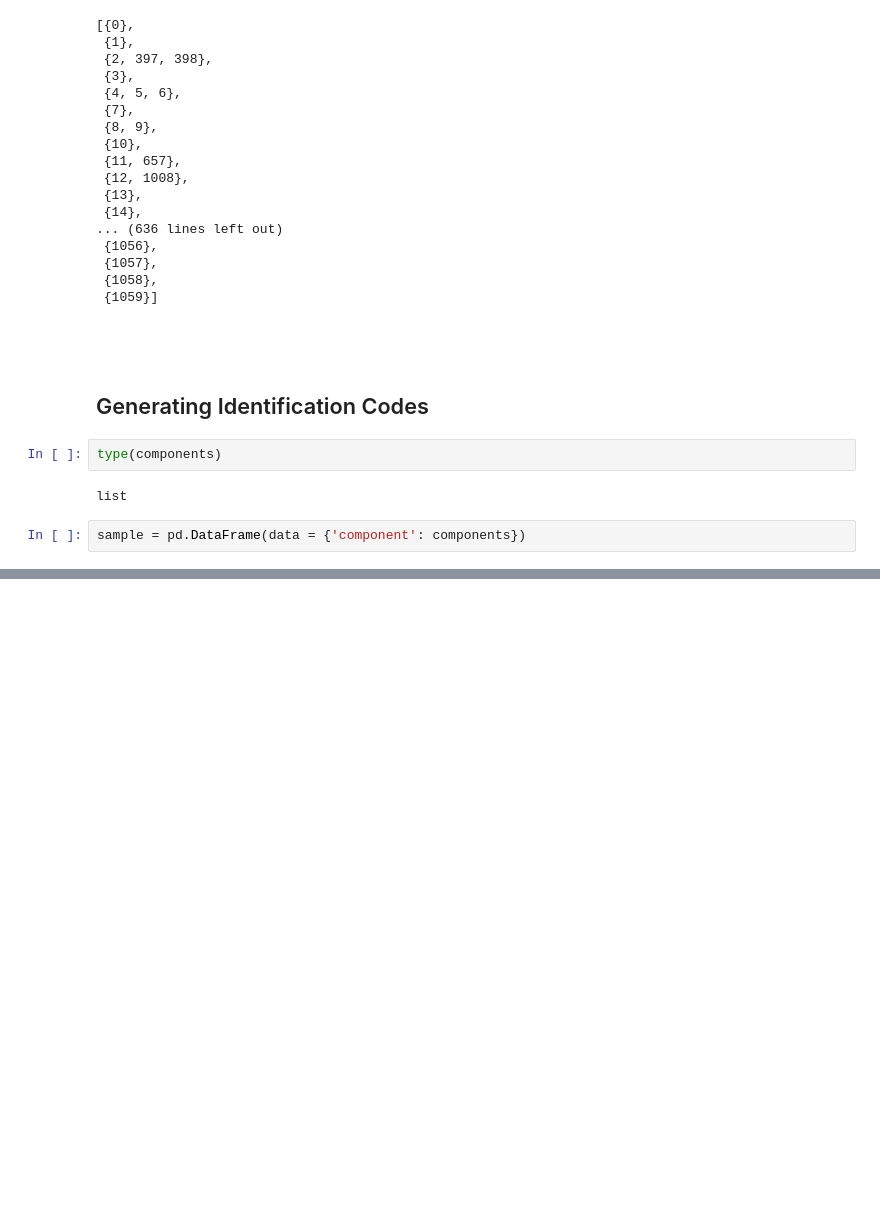
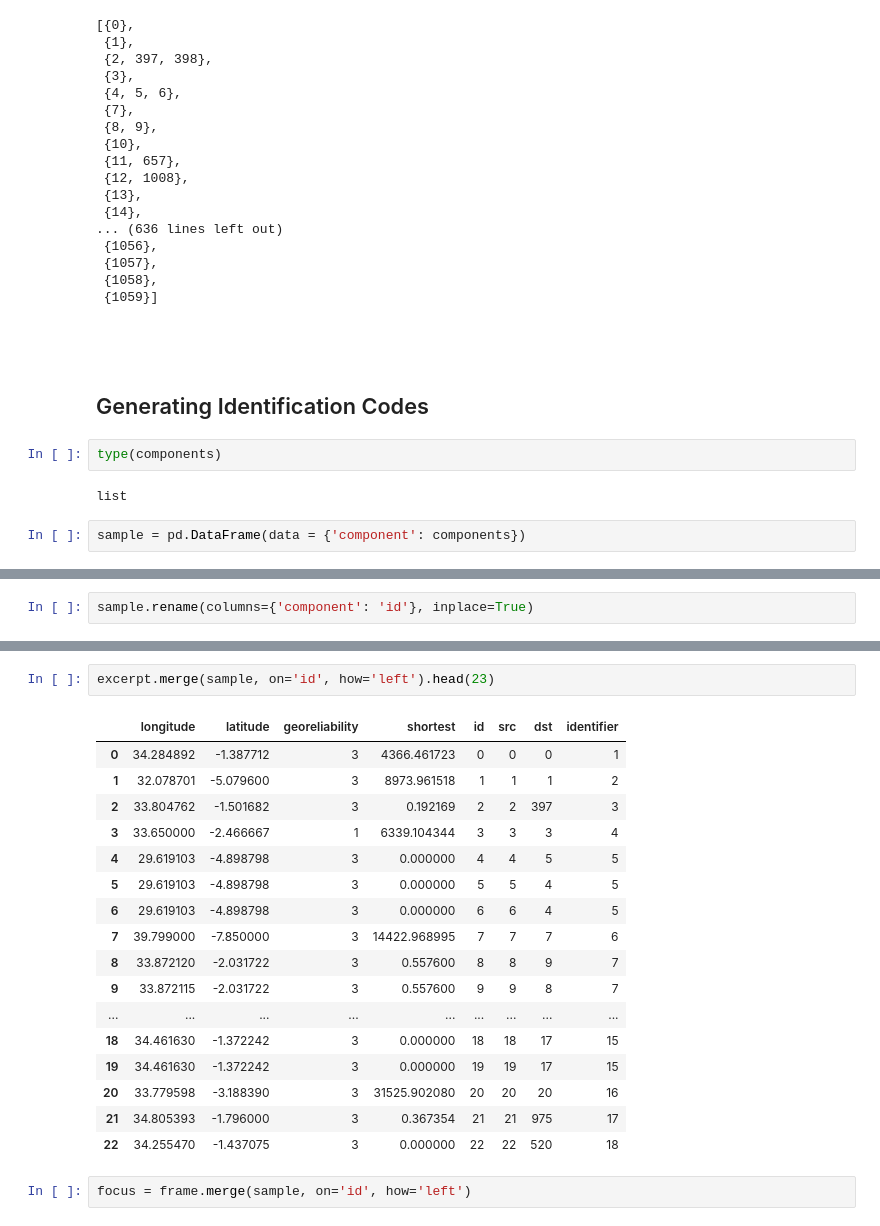
Before and after one commit to helminthiases/networks, a Jupyter notebook: notebooks/graphs.ipynb, the cells around one changed output, grey strips where cells are left out. Cells and saved outputs as stored; diff of their text form; blank space fills up the shorter version.

```diff
--- a/notebooks/graphs.ipynb
+++ b/notebooks/graphs.ipynb
@@ -222,0 +232,2 @@ sample.head()
+# %%
+sample.rename(columns={'component': 'id'}, inplace=True)
@@ -222,0 +243,22 @@ sample.head()
+# %%
+excerpt.merge(sample, on='id', how='left').head(23)
+# %% [output]
+|  | longitude | latitude | georeliability | shortest | id | src | dst | identifier |
+| 0 | 34.284892 | -1.387712 | 3 | 4366.461723 | 0 | 0 | 0 | 1 |
+| 1 | 32.078701 | -5.079600 | 3 | 8973.961518 | 1 | 1 | 1 | 2 |
+| 2 | 33.804762 | -1.501682 | 3 | 0.192169 | 2 | 2 | 397 | 3 |
+| 3 | 33.650000 | -2.466667 | 1 | 6339.104344 | 3 | 3 | 3 | 4 |
+| 4 | 29.619103 | -4.898798 | 3 | 0.000000 | 4 | 4 | 5 | 5 |
+| 5 | 29.619103 | -4.898798 | 3 | 0.000000 | 5 | 5 | 4 | 5 |
+| 6 | 29.619103 | -4.898798 | 3 | 0.000000 | 6 | 6 | 4 | 5 |
+| 7 | 39.799000 | -7.850000 | 3 | 14422.968995 | 7 | 7 | 7 | 6 |
+| 8 | 33.872120 | -2.031722 | 3 | 0.557600 | 8 | 8 | 9 | 7 |
+| 9 | 33.872115 | -2.031722 | 3 | 0.557600 | 9 | 9 | 8 | 7 |
+| ... | ... | ... | ... | ... | ... | ... | ... | ... |
+| 18 | 34.461630 | -1.372242 | 3 | 0.000000 | 18 | 18 | 17 | 15 |
+| 19 | 34.461630 | -1.372242 | 3 | 0.000000 | 19 | 19 | 17 | 15 |
+| 20 | 33.779598 | -3.188390 | 3 | 31525.902080 | 20 | 20 | 20 | 16 |
+| 21 | 34.805393 | -1.796000 | 3 | 0.367354 | 21 | 21 | 975 | 17 |
+| 22 | 34.255470 | -1.437075 | 3 | 0.000000 | 22 | 22 | 520 | 18 |
+# %%
+focus = frame.merge(sample, on='id', how='left')
```
Also changed, not shown: parts of 7 cells of this notebook.
